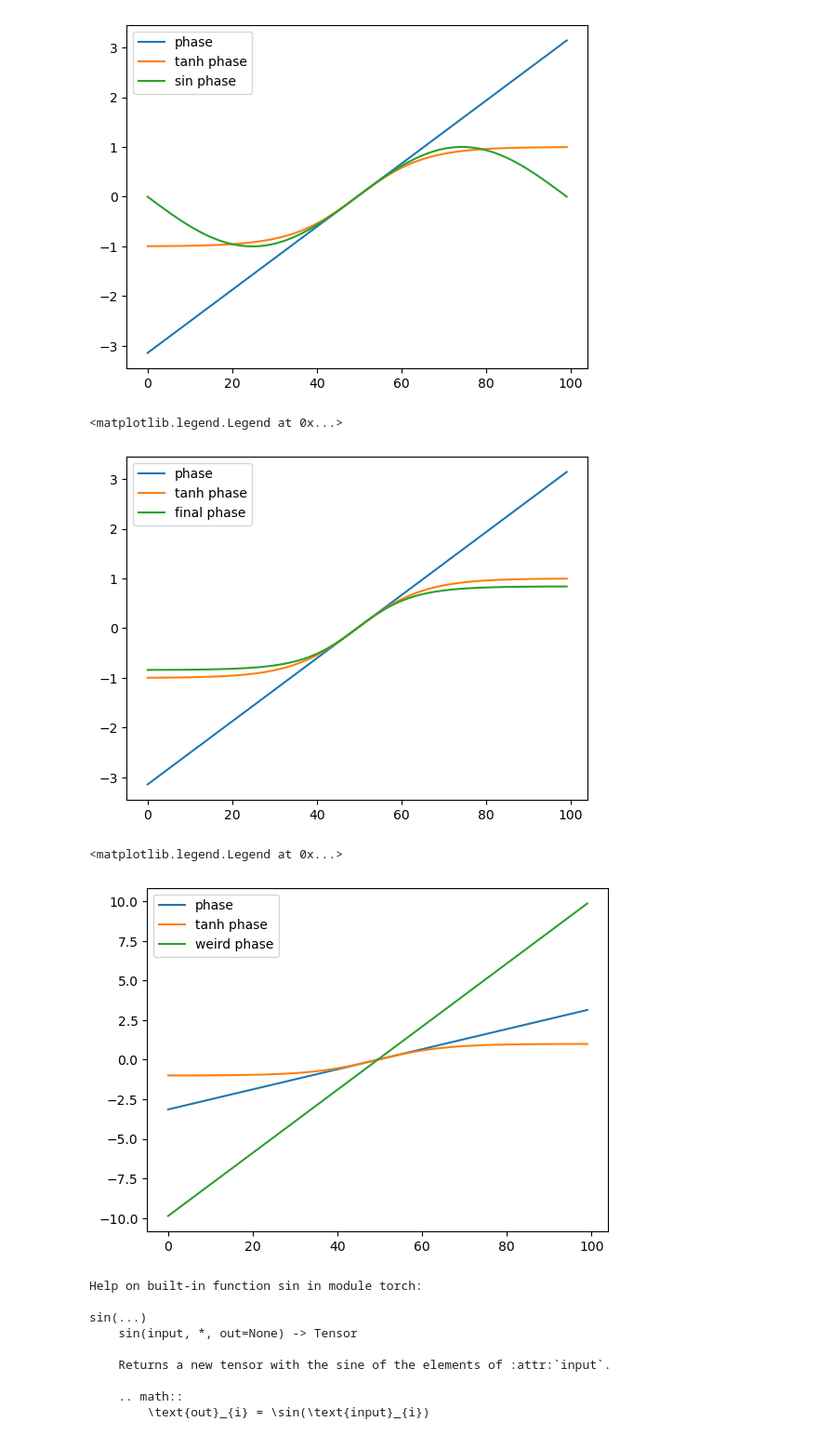
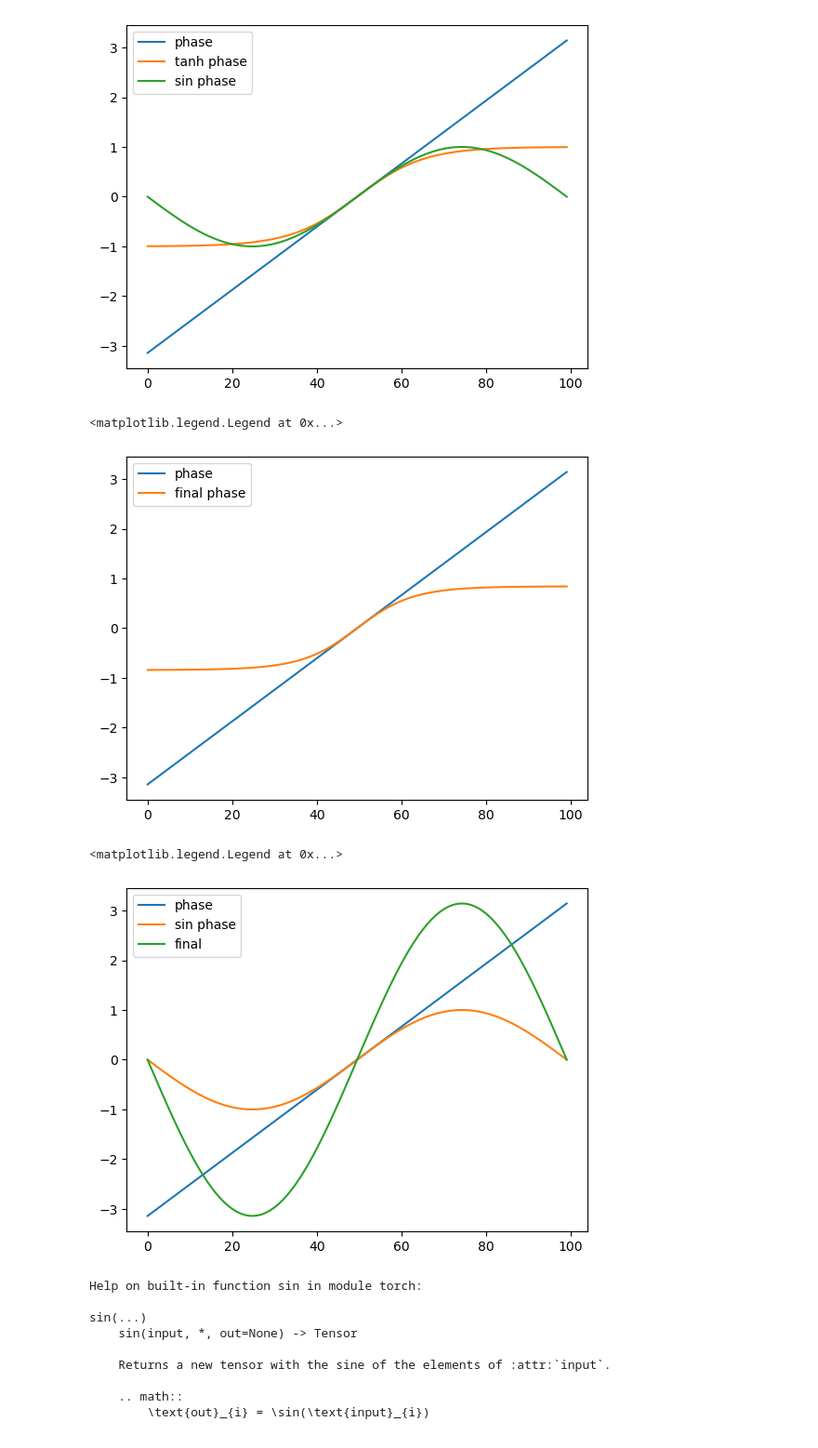
Before and after one commit to Kovaleski-Research-Lab/Surrogate_Model, a Jupyter notebook: src/evaluation/Untitled.ipynb, the cells around one changed output. Shown: that part at 93% size. Drawn from its saved outputs; the diff is of its cells as text; code cells hidden in the pictures.

```diff
--- a/src/evaluation/Untitled.ipynb
+++ b/src/evaluation/Untitled.ipynb
@@ -39,25 +39,25 @@ plt.close("all")
 
 fig, ax = plt.subplots()
 ax.plot(x, phase, label='phase')
-ax.plot(x, tanh_phase, label='tanh phase')
 ax.plot(x, final_phase, label='final phase')
 ax.legend()
 # %% [output]
 <matplotlib.legend.Legend at 0x...>
-[figure, old version]
+[figure, new version]
 # %%
-phase_times_pi = phase * np.pi
-
+sin_phase = np.sin(phase)
+final = np.sin(phase) * np.pi
+tanh_phase = np.tanh(phase) * np.pi
 plt.close("all")
 
 fig, ax = plt.subplots()
-ax.plot(x, phase, label='phase')
-ax.plot(x, tanh_phase, label='tanh phase')
-ax.plot(x, phase_times_pi, label='weird phase')
+ax.plot(x, phase, label='phase') # phase is bad because unconstrained (just a prediction. any real number)
+ax.plot(x, sin_phase, label='sin phase') # sin(phase) is better b/c it's constrained and periodic. bad becuase not scaled.
+ax.plot(x, final, label='final') # this is where we scale it by multiplying by pi. now we are periodically constrained between +/- pi
 ax.legend()
 # %% [output]
 <matplotlib.legend.Legend at 0x...>
-[figure, old version]
+[figure, new version]
 # %%
 help(torch.sin)
 # %% [output]
```
Also changed, not shown: 6 other files.
